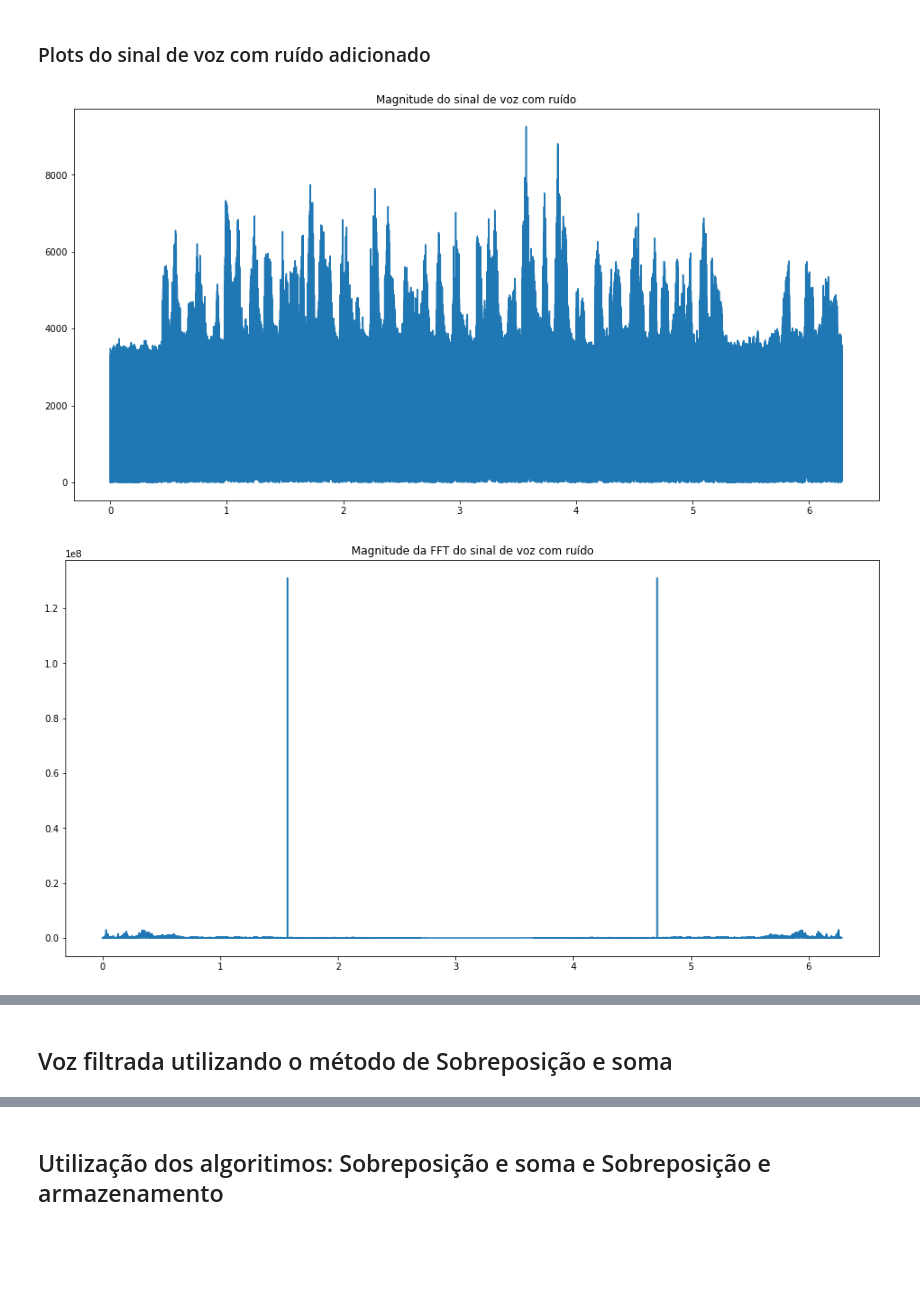
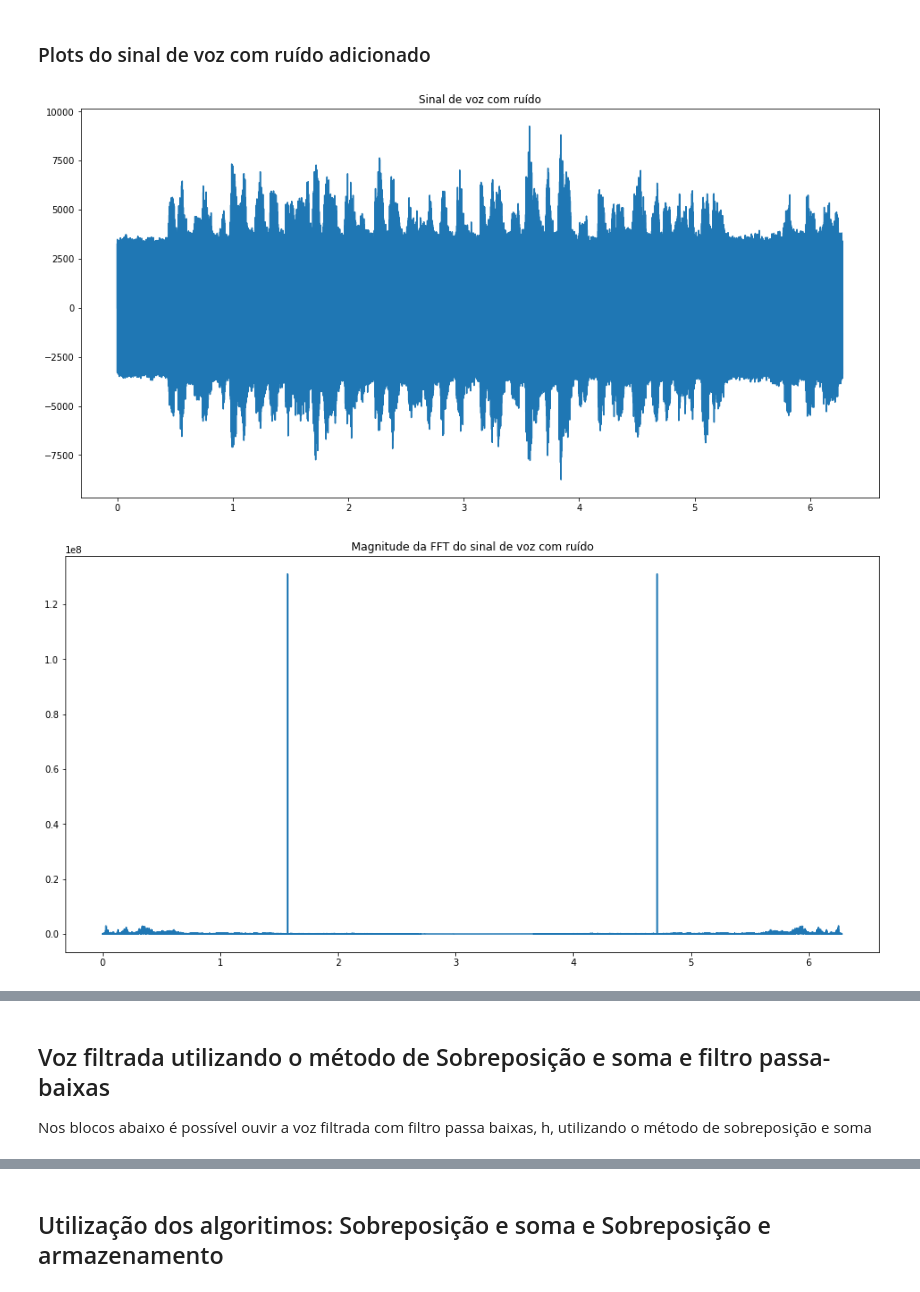
Before and after one commit to ruteee/ConvolucaoFrequencia, a Jupyter notebook: Trabalho pds.ipynb, the cells around one changed output, grey strips where cells are left out. Cells and saved outputs as stored; diff of their text form; code cells hidden in the pictures; blank space fills up the shorter version.

```diff
--- a/Trabalho pds.ipynb
+++ b/Trabalho pds.ipynb
@@ -315,8 +336,8 @@ plot(np.angle(h_jw), "Fase do Filtro", np.linspace(0,2*np.pi, len(h)))
 
 O áudio de voz, foi gravado através do *software* audacity e o ruído senoidal com $f = 2kHz$, foi gerado pelo mesmo software a uma taxa de $8kHz$. Posteriormente estes audios foram importados como mostra o trecho de código abaixo.
 # %%
-fs, data_rute = wavfile.read('voz_de_rute.wav')
-fs, data_ruido = wavfile.read('ruido.wav')
+fs, data_rute = wavfile.read('Audios/voz_de_rute.wav')
+fs, data_ruido = wavfile.read('Audios/ruido.wav')
 # %% [markdown]
 ## Áudio original da voz do autor
 
@@ -369,16 +392,17 @@ ipd.Audio(voz_com_ruido, rate=8000)
 # %%
 voz_com_ruido_fft = np.fft.fft(voz_com_ruido)
 
 
-plot(np.absolute(voz_com_ruido), 'Magnitude do sinal de voz com ruído', np.linspace(0,2*np.pi, len(voz_com_ruido)))
+plot(np.real(voz_com_ruido), 'Sinal de voz com ruído', np.linspace(0,2*np.pi, len(voz_com_ruido)))
 plot(np.absolute(voz_com_ruido_fft), 'Magnitude da FFT do sinal de voz com ruído', np.linspace(0,2*np.pi, len(voz_com_ruido_fft)))
 plot(np.angle(voz_com_ruido_fft), 'Fase da FFT do sinal de voz com ruído', np.linspace(0,2*np.pi, len(voz_com_ruido_fft)))
 # %% [output]
-[figure, old version]
+[figure, new version]
 [figure]
 [figure]
-# %% [markdown]
-## Voz filtrada utilizando o método de Sobreposição e soma
+# %% [markdown]
+## Voz filtrada utilizando o método de Sobreposição e soma e filtro passa-baixas
+Nos blocos abaixo é possível ouvir a voz filtrada com filtro passa baixas, h, utilizando o método de sobreposição e soma
 # %%
 voz_filtrada_over_and_add = overlap_add(512, voz_com_ruido, h)
 # %%
```
Also changed, not shown: parts of 43 cells of this notebook, 7 other files.
